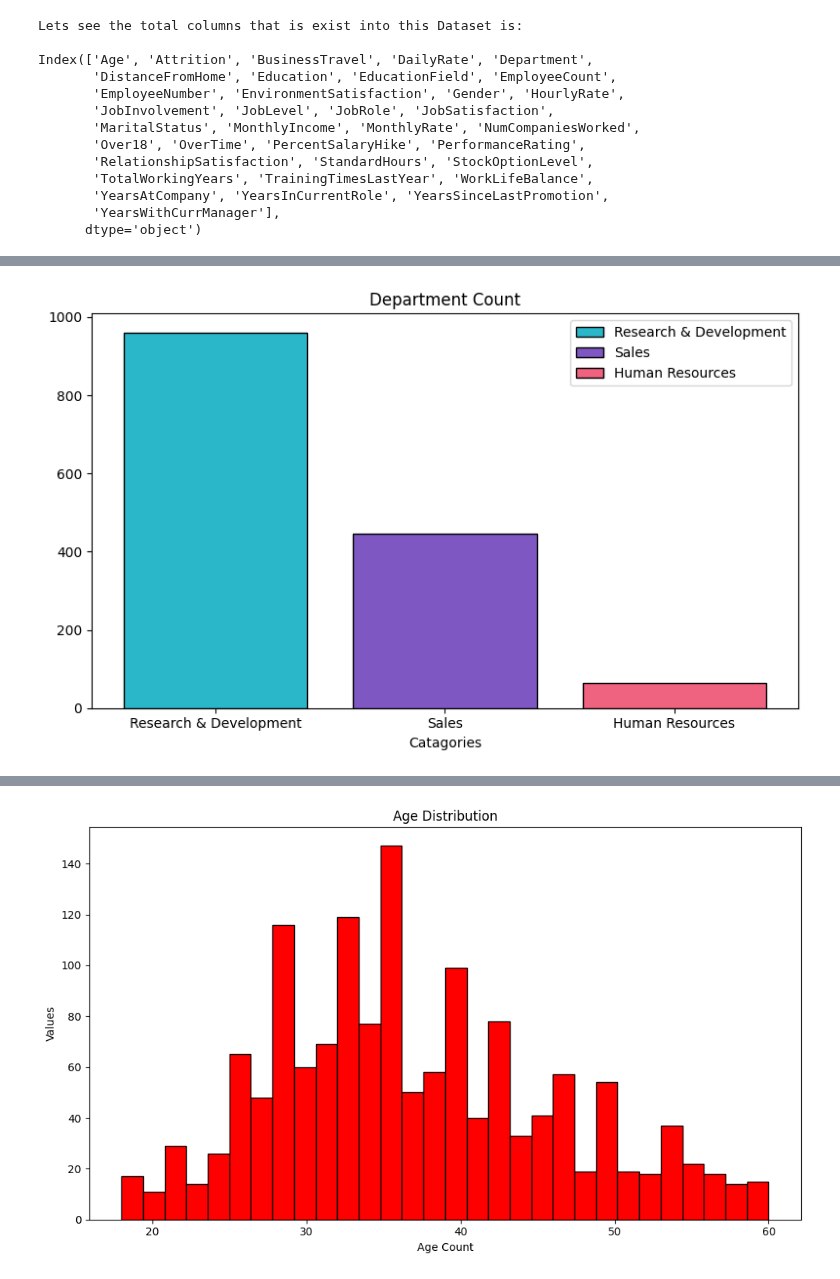
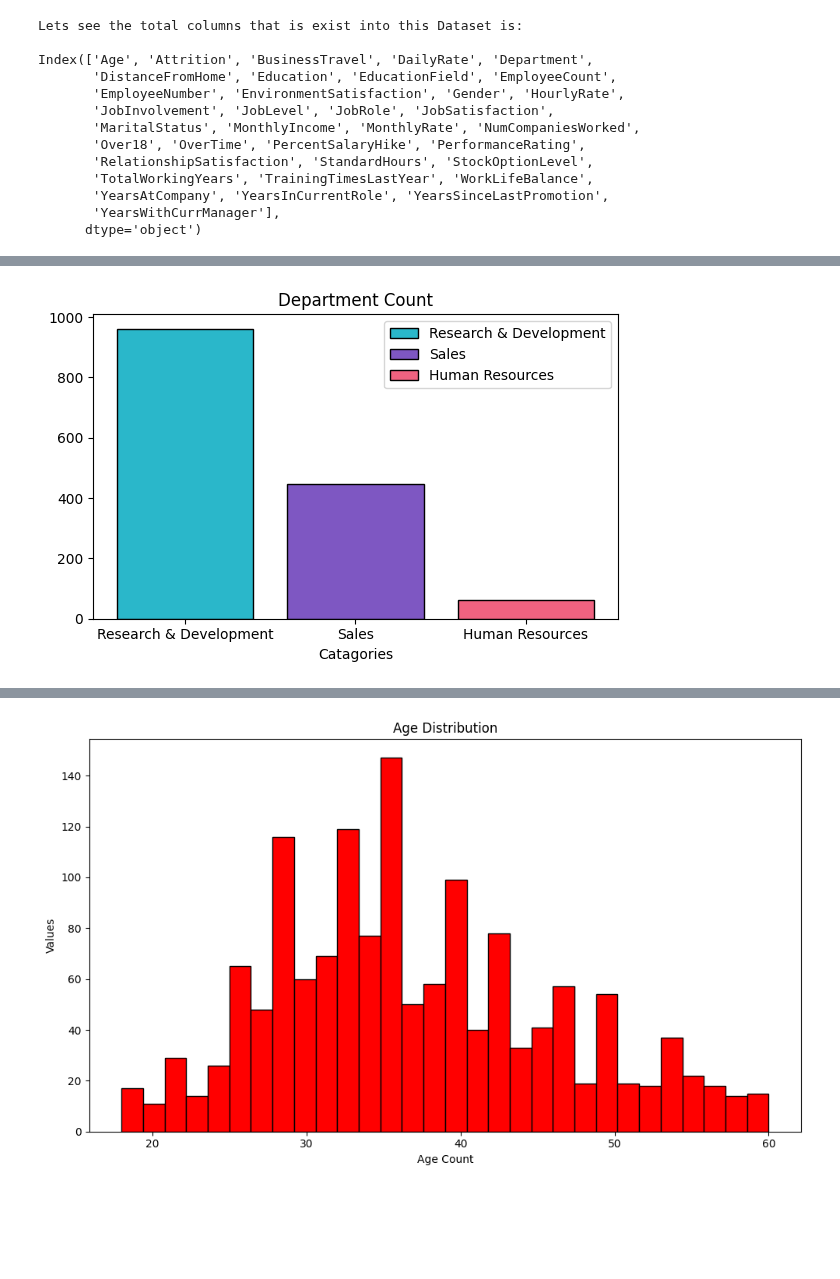
Before and after one commit to derravi/Employee_Attrition_Prediction_Using_Machine_Learning_-IBM_HR_Dataset-, a Jupyter notebook: Employee Attrition Prediction.ipynb, the cells around one changed output, grey strips where cells are left out. Cells and saved outputs as stored; diff of their text form; code cells hidden in the pictures; blank space fills up the shorter version.

```diff
--- a/Employee Attrition Prediction.ipynb
+++ b/Employee Attrition Prediction.ipynb
@@ -85,22 +85,22 @@ plt.show()
 # %%
 #Raw Department Count
 
-plt.figure(figsize=(8,5))
+plt.figure(figsize=(6,4))
 plt.bar(df["Department"].value_counts().index,
         df["Department"].value_counts().values,
         color = ["#2AB7CA","#7E57C2","#EF6280"],
         edgecolor="black",
         label=["Research & Development","Sales","Human Resources"]
         )
 plt.title("Department Count")
 plt.xlabel("Catagories")
 plt.legend(loc='upper right')
 plt.tight_layout()
 plt.legend(loc='upper right')
 plt.savefig("Visualization Graphs/Department Count.png",dpi=300,bbox_inches='tight')
 plt.show()
 # %% [output]
-[figure, old version]
+[figure, new version]
 # %%
 #Job Role Distribution JobRole
 
```
Also changed, not shown: parts of 3 cells of this notebook, 5 other files.
